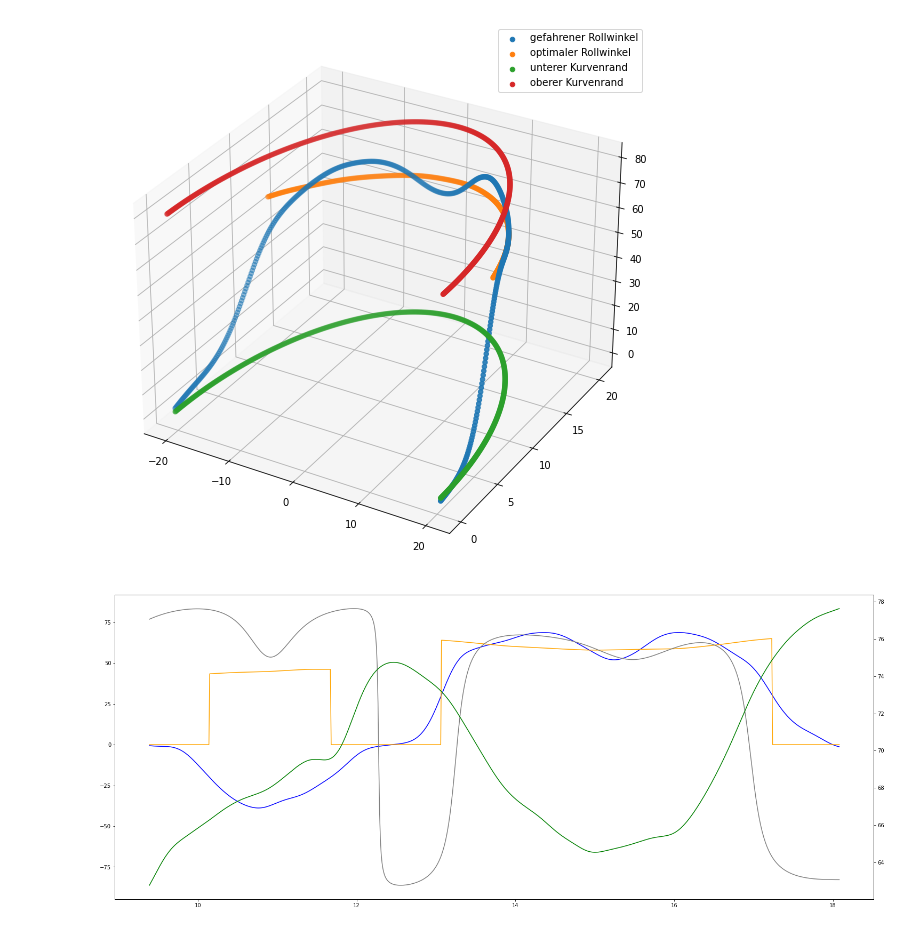
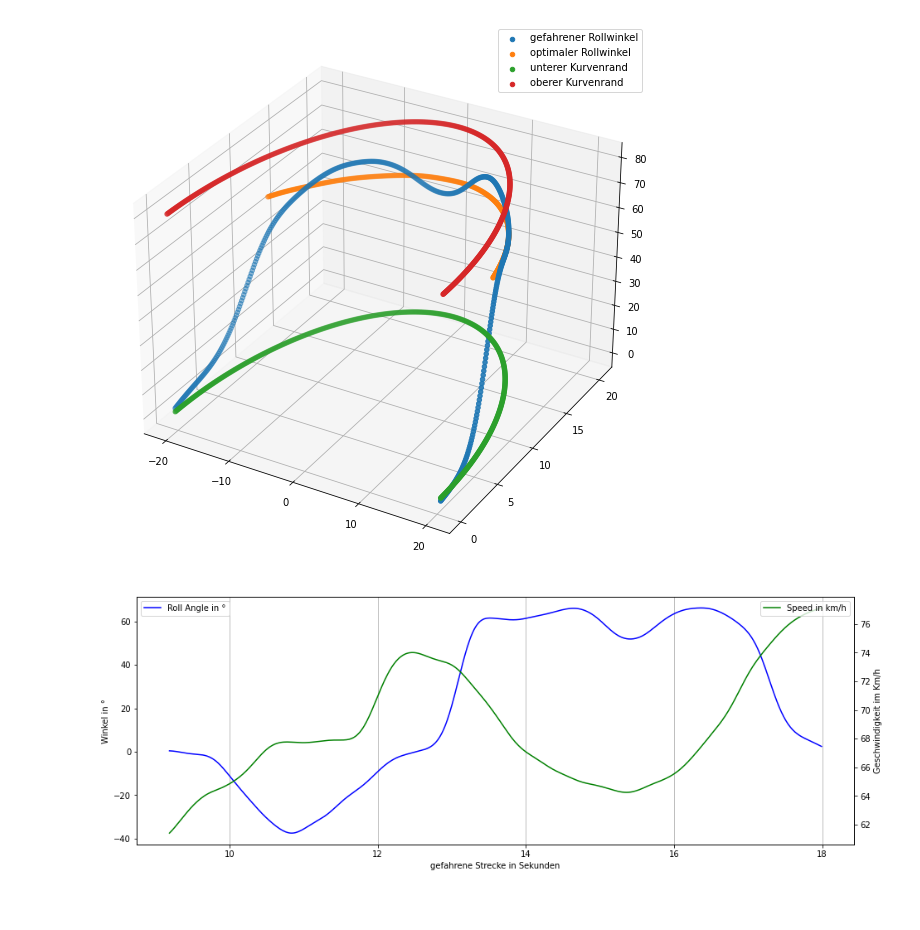
Before and after one commit to Said-Ch/WinterbergBDA, a Jupyter notebook: superbob_daten.ipynb, the cells around one changed output. Cells and saved outputs as stored; diff of their text form; code cells hidden in the pictures.

```diff
--- a/superbob_daten.ipynb
+++ b/superbob_daten.ipynb
@@ -186,13 +207,22 @@ ax.legend()
 <Figure size 2160x7344 with 0 Axes>
 [figure]
 # %%
-fig, ax1 = plt.subplots()
-fig.set_size_inches(25.5, 10.5)
+fig, ax1 = plt.subplots(figsize=(15.5, 5.5))
 ax2 = ax1.twinx()
 
-ax1.plot(df['time_s'],df["_roll_angle_°"],'blue',df['time_s'],df["opt_rangle"],'orange',df['time_s'],df["tilt_smooth"],'grey' )
+ax1.plot(df['time_s'],df["_roll_angle_°"],'blue', label='Roll Angle in °')
+#ax1.plot(df['time_s'],df["opt_rangle"],'orange')
+#ax1.plot(df['time_s'],df["tilt_smooth"],'grey' )
 #ax1.plot(df['time_s'],df["_roll_angle_°"],'blue',df['time_s'],df["acc_z_smooth"],'orange' )
-ax2.plot(df['time_s'],df["_speed_km/h"],"green")
+ax2.plot(df['time_s'],df["_speed_km/h"],"green", label='Speed in km/h')
+
+ax1.legend(loc='upper left')
+ax2.legend(loc='upper right')
+#fig, ax1 = plt.title('My title')
+ax1.set_xlabel('gefahrene Strecke in Sekunden')
+ax1.set_ylabel('Winkel in °')
+ax2.set_ylabel('Geschwindigkeit im Km/h')
+ax1.grid( axis='x')
 plt.show()
 # %% [output]
-[figure, old version]
+[figure, new version]
```
Also changed, not shown: parts of 13 cells of this notebook.
